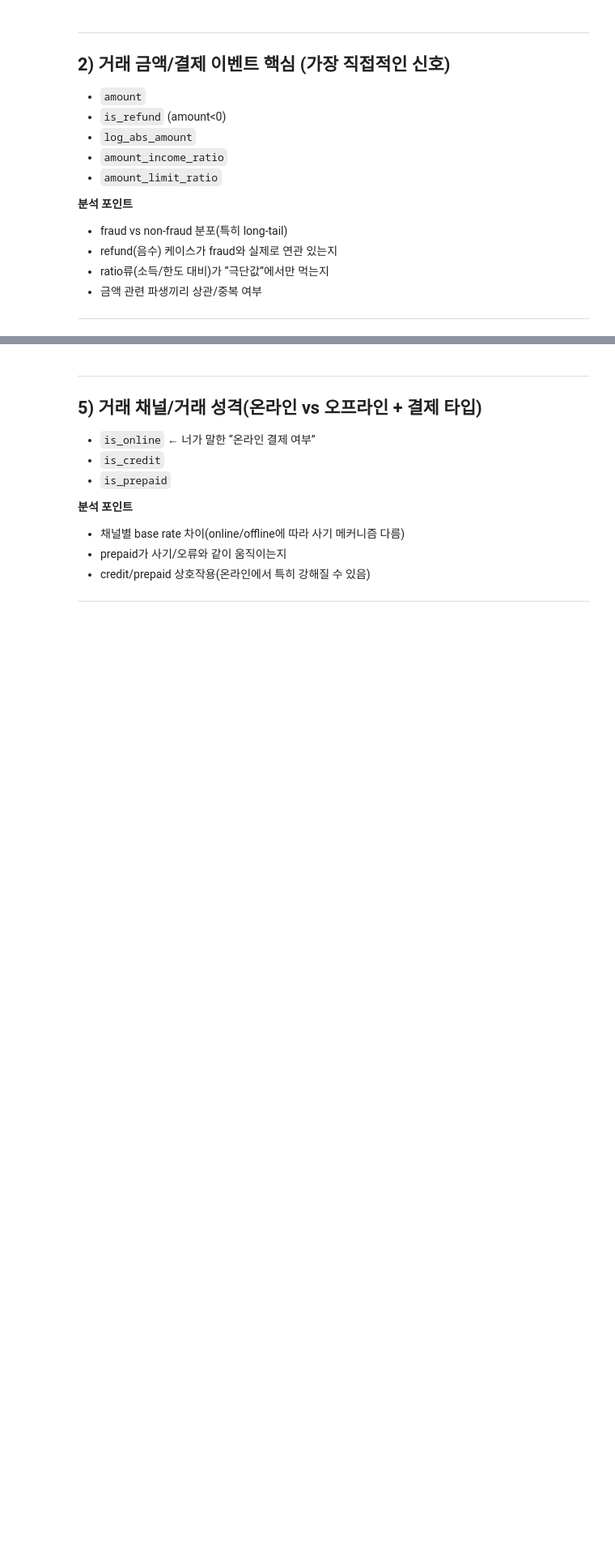
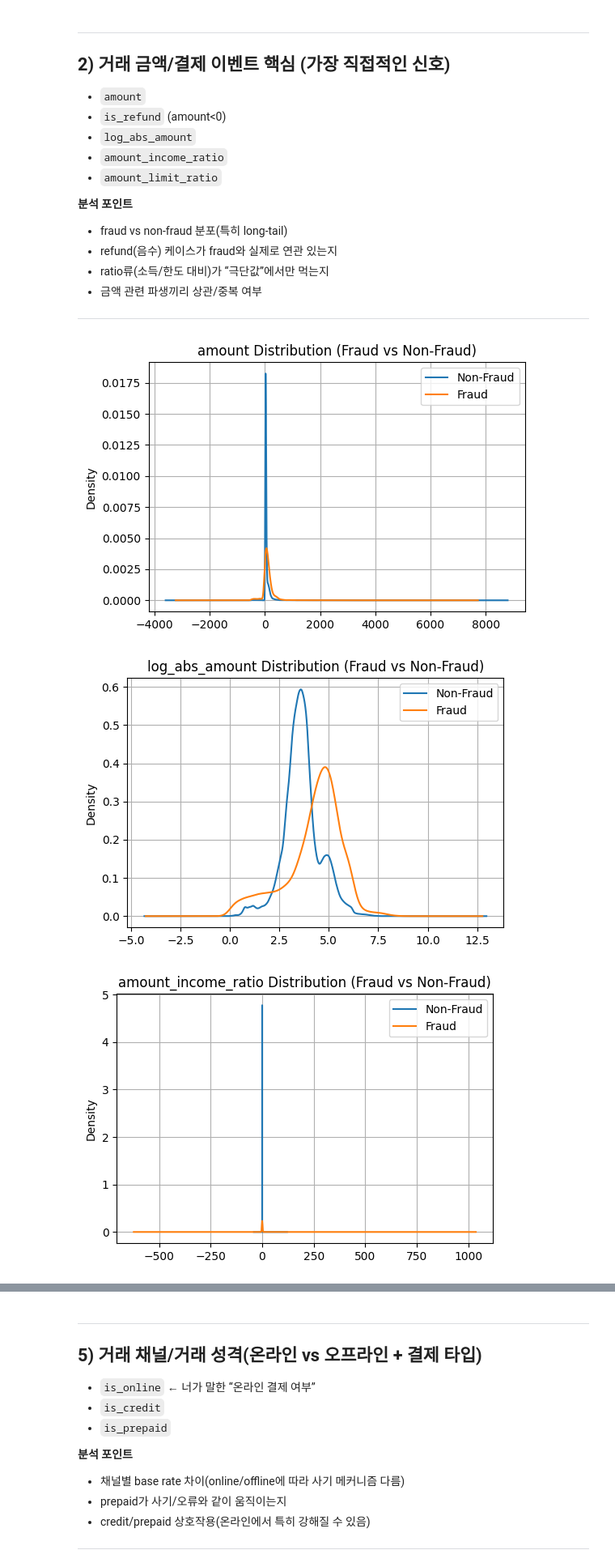
Before and after one commit to BDAIFin/knk, a Jupyter notebook: feature_signal_screening.ipynb, the cells around one changed output, grey strips where cells are left out. Shown at 81% size. Saved outputs shown, nothing was run; the diff lists cells and outputs as text; code cells hidden in the pictures; blank space fills up the shorter version.

```diff
--- a/feature_signal_screening.ipynb
+++ b/feature_signal_screening.ipynb
@@ -832,3 +831,25 @@ High fraud period는
 * 금액 관련 파생끼리 상관/중복 여부
 
 ---
+# %%
+money_cols = [
+    "amount",
+    "log_abs_amount",
+    "amount_income_ratio",
+    "amount_limit_ratio"
+]
+
+for col in money_cols:
+    plt.figure(figsize=(6,4))
+
+    df[df["fraud"] == 0][col].plot(kind="kde", label="Non-Fraud")
+    df[df["fraud"] == 1][col].plot(kind="kde", label="Fraud")
+
+    plt.title(f"{col} Distribution (Fraud vs Non-Fraud)")
+    plt.legend()
+    plt.grid(True)
+    plt.show()
+# %% [output]
+[figure, added]
+[figure, added]
+[figure, added]
```
Also changed, not shown: parts of 32 cells of this notebook.
